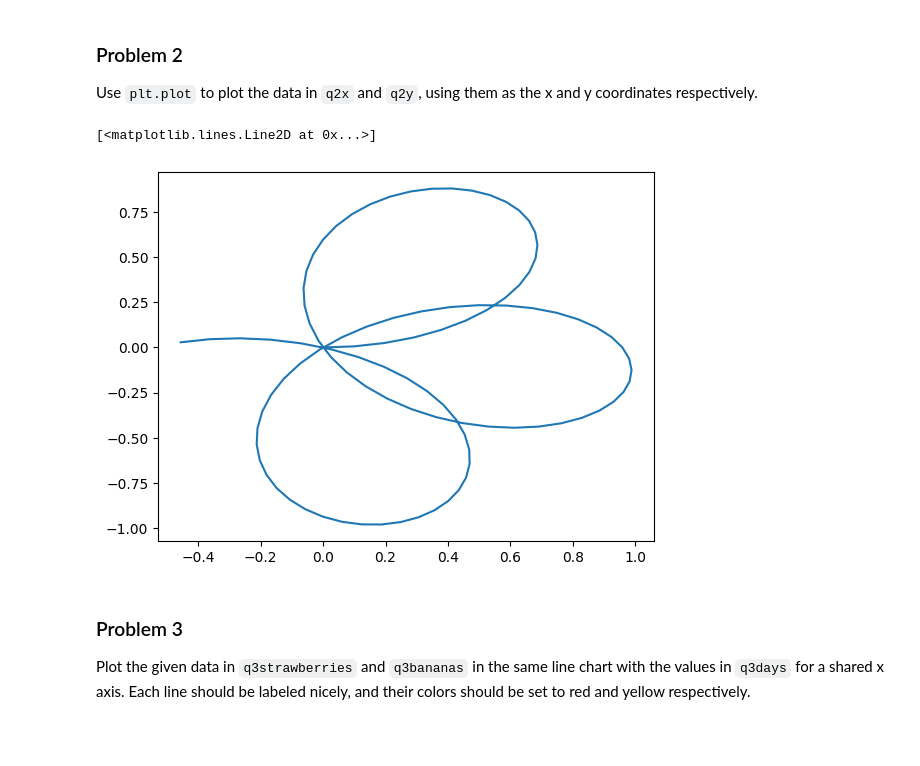
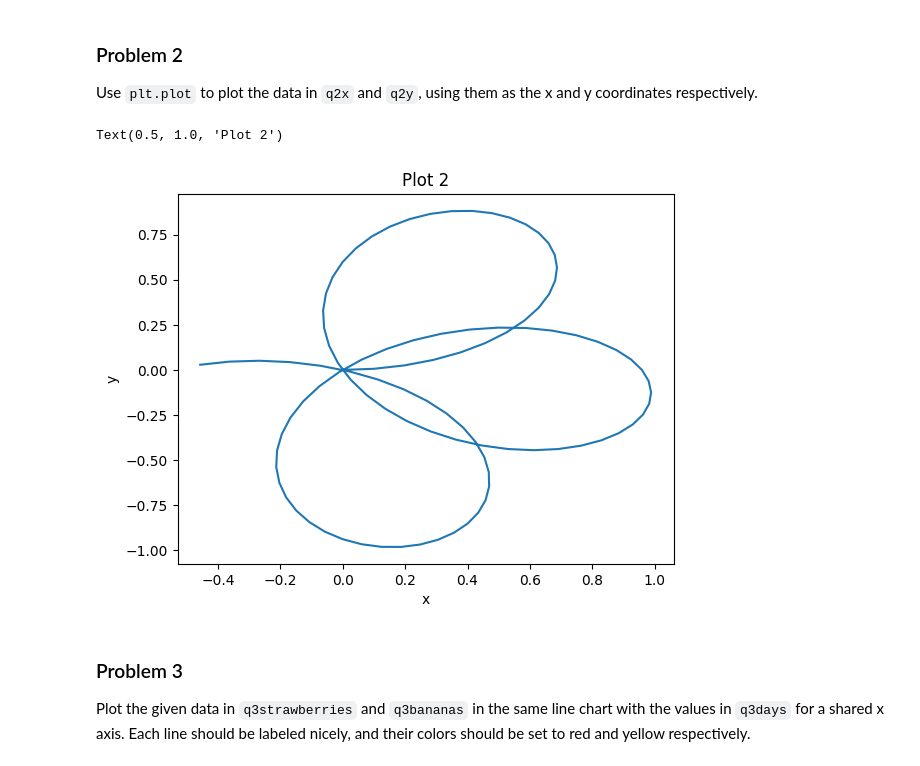
Before and after one commit to freddfredge/dx602-homework-05, a Jupyter notebook: homework.ipynb, the cells around one changed output. Cells and saved outputs as stored; diff of their text form; code cells hidden in the pictures; blank space fills up the shorter version.

```diff
--- a/homework.ipynb
+++ b/homework.ipynb
@@ -90,11 +92,13 @@ q2y = [math.sin(i * 2 * math.pi / 100) * q2r[i] for i in range(100)]
 # %%
 # YOUR CHANGES HERE
 
 plt.plot(q2x,q2y)
+plt.xlabel("x")
+plt.ylabel("y")
 plt.title("Plot 2")
 # %% [output]
-[<matplotlib.lines.Line2D at 0x...>]
+Text(0.5, 1.0, 'Plot 2')
-[figure, old version]
+[figure, new version]
 # %% [markdown]
 ### Problem 3
 
```
Also changed, not shown: parts of 16 cells of this notebook.
